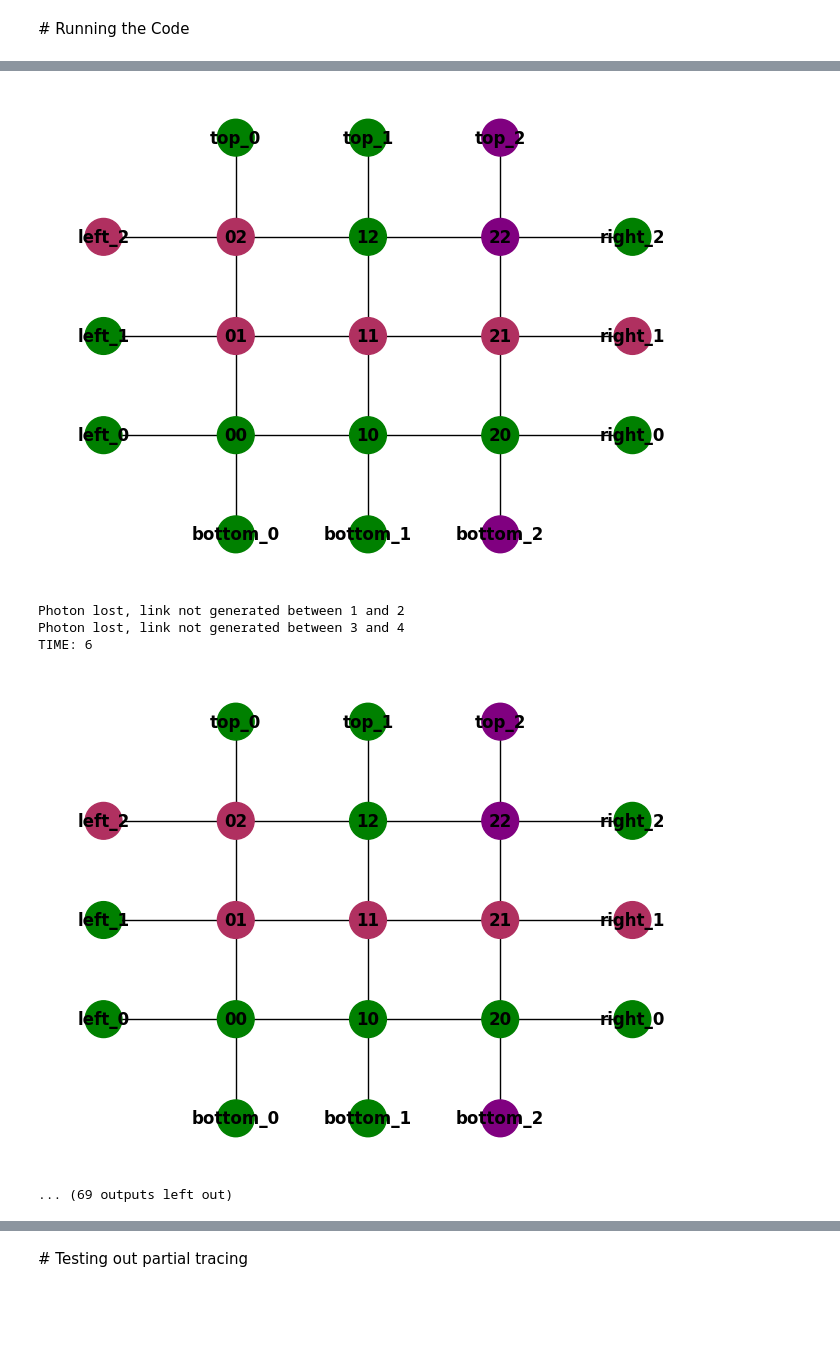
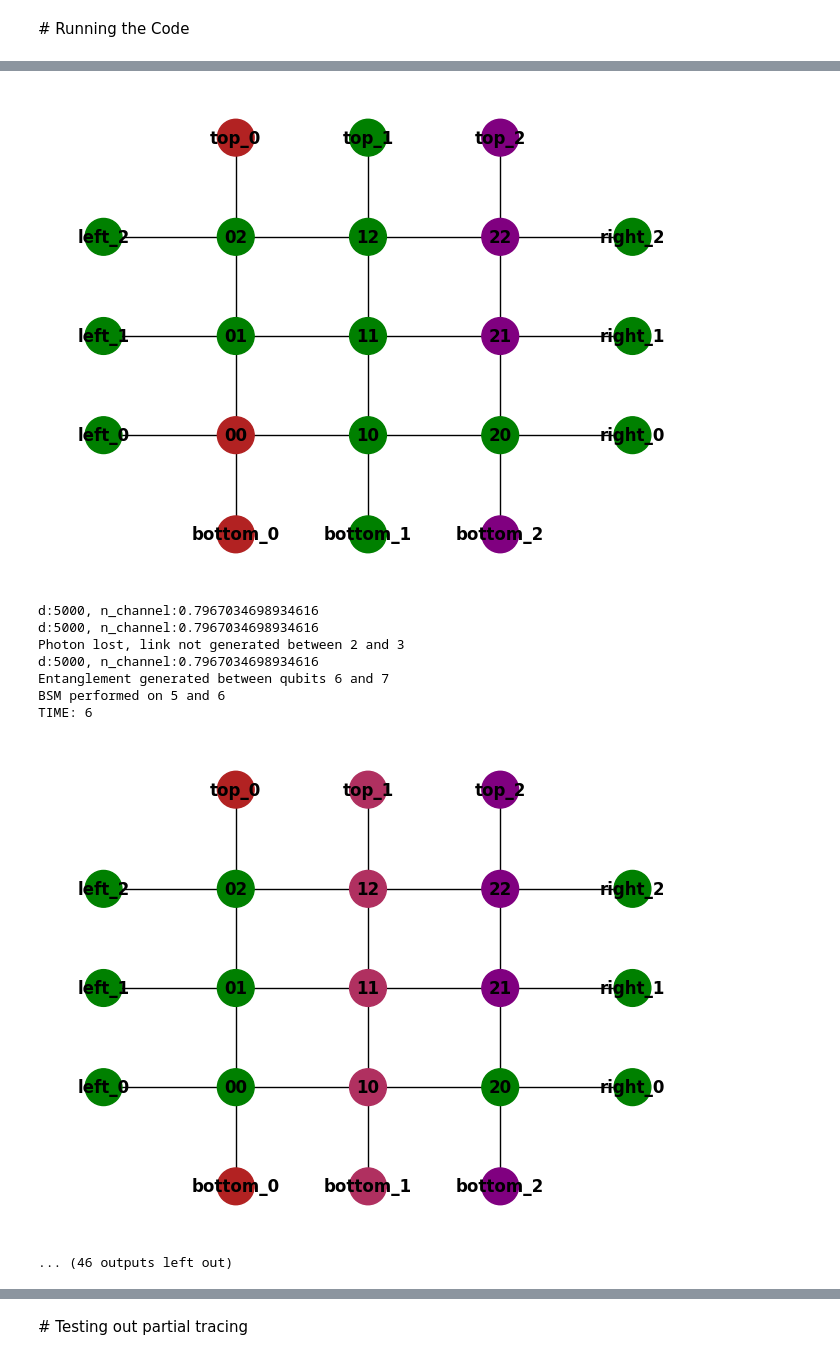
Before and after one commit to echughes529/quantum_network_simulation, a Jupyter notebook: entanglement_based_networks_with_minimal_error_model.ipynb, the cells around one changed output, grey strips where cells are left out. Cells and saved outputs as stored; diff of their text form; code cells hidden in the pictures; blank space fills up the shorter version.

Commit message:
entanglement generated between any given end node on opp sides

```diff
--- a/entanglement_based_networks_with_minimal_error_model.ipynb
+++ b/entanglement_based_networks_with_minimal_error_model.ipynb
@@ -22,9 +29,6 @@ import numpy as np
 # Optical Fiber Properties
 L_att = 22e3       # attenuation length of optical fiber
 c = 2e8            # speed of light in fiber optic
-d = 50e3
-n_channel = 0.9# np.exp(-d/L_att)
-T_dp = None
 
 
 # Set Up
@@ -271,6 +249,8 @@ class Communication:
         Move the communication to the next node in the path and free the previous node, except for the first node.
         """
         first_qubit = 2 * self.current_node_index
+        n_channel = np.exp(-d/L_att)
+        print(f"d:{d}, n_channel:{n_channel}")
 
         if not self.is_complete():
             if random.uniform(0,1) < n_channel:
@@ -407,43 +391,46 @@ def generate_communications(env, grid, communication_queue):
 # Running the Code
 # %%
 fidelities_dict = {}
+T_dp = 0.000001
+d = 5000
 
+# Main execution
+grid_size = 3
+random.seed(2)
+fidelities = []
+simulation_time = 30
 
-T_dp_list = [10, 15, 100]
-for time in T_dp_list:
-    T_dp = time
-    # Main execution
-    grid_size = 3
-    random.seed(2)
-    fidelities = []
-    simulation_time = 15
+# Create the simulation environment
+env = simpy.Environment()
 
-    # Create the simulation environment
-    env = simpy.Environment()
+# Create and connect the grid network
+grid = CustomGrid(grid_size, env)
 
-    # Create and connect the grid network
-    grid = CustomGrid(grid_size, env)
+# Generate different shades of red for communications
+shades_of_red = ["#B22222", "#800080", "#B03060", "#DAA520", "#BC8F8F"]
 
-    # Generate different shades of red for communications
-    shades_of_red = ["#B22222", "#800080", "#B03060", "#DAA520", "#BC8F8F"]
+# List to store communication attempts
+communication_queue = []
 
-    # List to store communication attempts
-    communication_queue = []
+# Start the communication manager
+env.process(communication_manager(env, grid, communication_queue, shades_of_red, T_dp, d))
 
-    # Start the communication manager
-    env.process(communication_manager(env, grid, communication_queue, shades_of_red, T_dp, d))
+# Generate communication attempts from edge nodes
+env.process(generate_communications(env, grid, communication_queue))
 
-    # Generate communication attempts from edge nodes
-    env.process(generate_communications(env, grid, communication_queue))
+# Start the plot manager
+env.process(plot_manager(env, grid, shades_of_red))
 
-    # Start the plot manager
-    env.process(plot_manager(env, grid, shades_of_red))
+# Run the simulation
+env.run(until=simulation_time)  # Run the simulation for 15 time steps
 
-    # Run the simulation
-    env.run(until=simulation_time)  # Run the simulation for 15 time steps
+rate = len(fidelities)/simulation_time
+avg_fidelity = np.mean(fidelities)
 
-    rate = len(fidelities)/simulation_time
-    avg_fidelity = np.mean(fidelities)
-
-    fidelities_dict[f"Dephasing time: {T_dp}"] = (rate, avg_fidelity)
+fidelities_dict[f"T_dp={T_dp}, d={d}"] = {
+    "T_dp": T_dp,
+    "d": d,
+    "rate": rate,
+    "avg_fidelity": avg_fidelity
+}
 # %% [output]
@@ -476,7 +465,11 @@ FINAL BELL STATE: [[0.5       +0.j 0.        +0.j 0.        +0.j 0.49850225+0.j]
 TIME: 5
-[figure, old version]
+[figure, new version]
-Photon lost, link not generated between 1 and 2
-Photon lost, link not generated between 3 and 4
+d:5000, n_channel:0.7967034698934616
+d:5000, n_channel:0.7967034698934616
+Photon lost, link not generated between 2 and 3
+d:5000, n_channel:0.7967034698934616
+Entanglement generated between qubits 6 and 7
+BSM performed on 5 and 6
 TIME: 6
-[figure, old version]
+[figure, new version]
-... (69 outputs left out)
+... (46 outputs left out)
```
Also changed, not shown: parts of 17 cells of this notebook.
